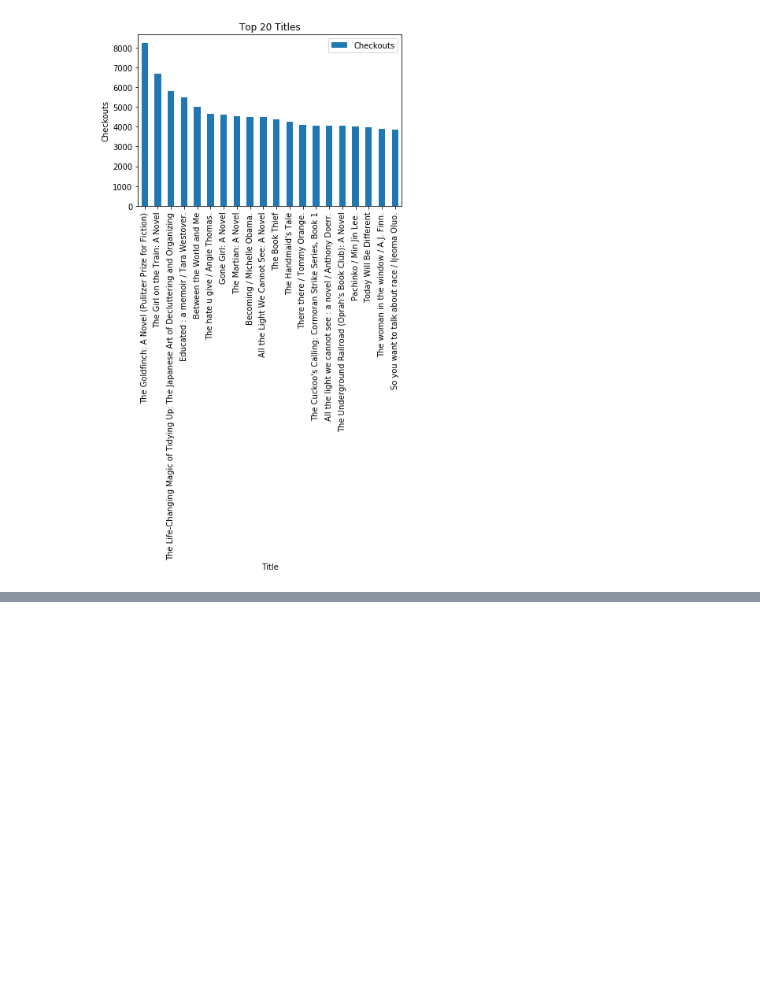
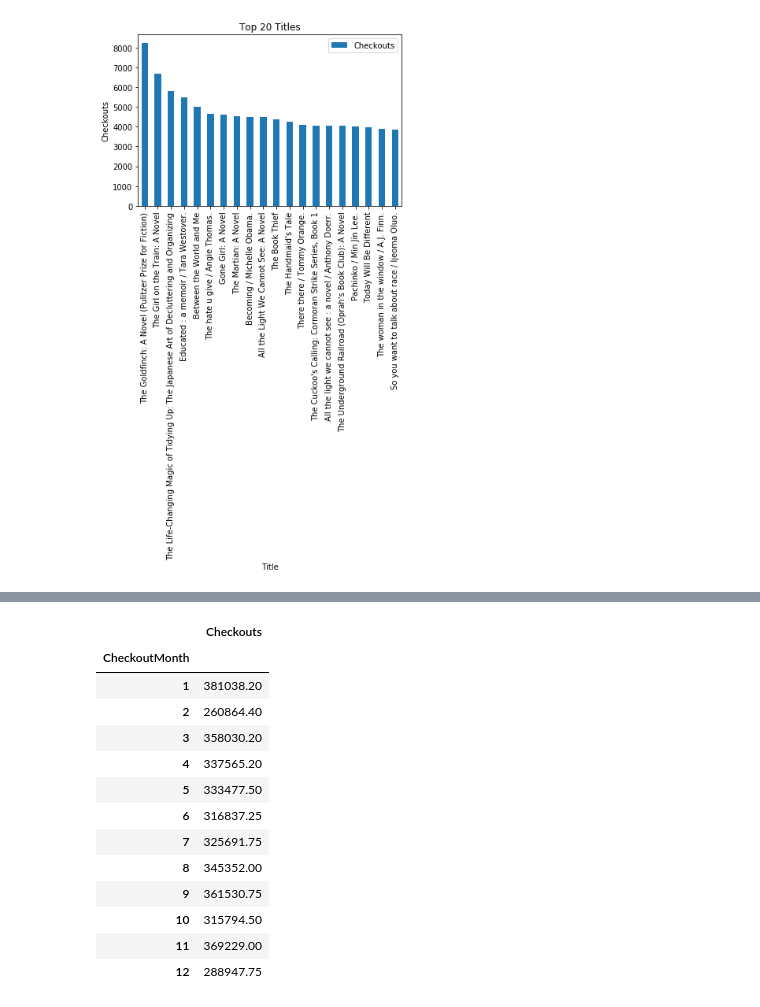
Before and after one commit to k1bu/Rutgers-Data-Science-Bootcamp-Project-1, a Jupyter notebook: Project_1_VJ.ipynb, the cells around one changed output, grey strips where cells are left out. Cells and saved outputs as stored; diff of their text form; code cells hidden in the pictures; blank space fills up the shorter version.

```diff
--- a/Project_1_VJ.ipynb
+++ b/Project_1_VJ.ipynb
@@ -193,0 +219,21 @@ So you want to talk about race / Ijeoma Oluo.            3866
+# %%
+gb_month_total = month_agg.groupby(['CheckoutMonth'])
+funcs = {'Checkouts':'mean'}
+all_month_agg = gb_month_total.agg(funcs)
+
+all_month_agg
+# %% [output]
+|  | Checkouts |
+| CheckoutMonth |  |
+| 1 | 381038.20 |
+| 2 | 260864.40 |
+| 3 | 358030.20 |
+| 4 | 337565.20 |
+| 5 | 333477.50 |
+| 6 | 316837.25 |
+| 7 | 325691.75 |
+| 8 | 345352.00 |
+| 9 | 361530.75 |
+| 10 | 315794.50 |
+| 11 | 369229.00 |
+| 12 | 288947.75 |
```
Also changed, not shown: parts of 2 cells of this notebook.
